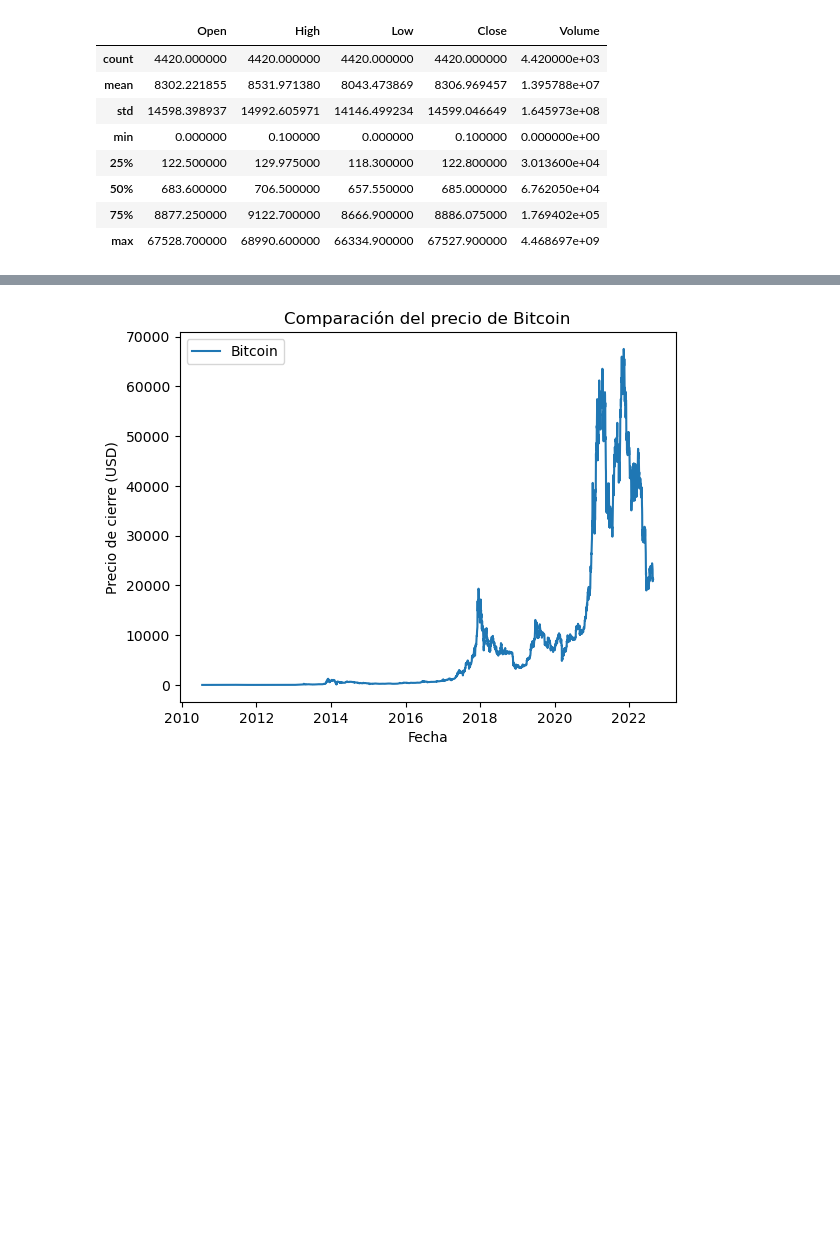
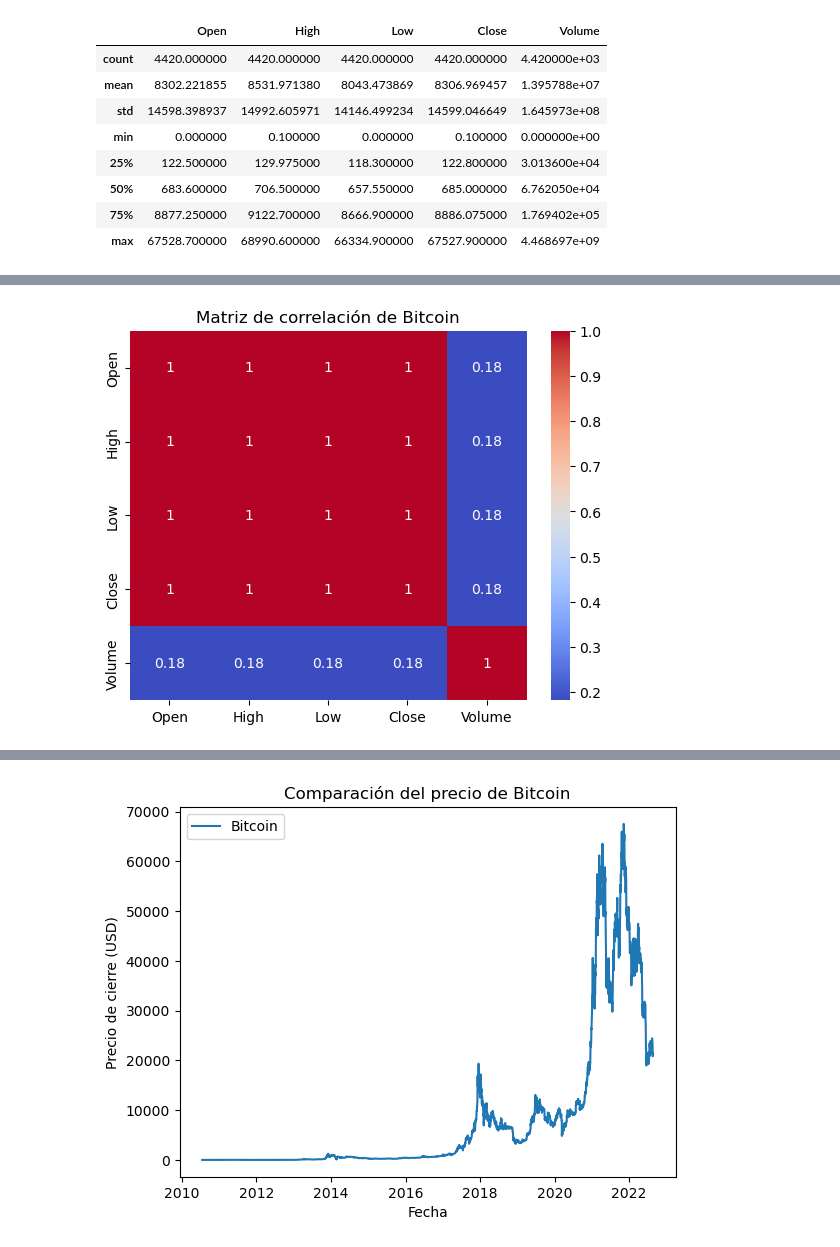
Before and after one commit to angelmpa/proyecto-portafolio, a Jupyter notebook: notebooks/analisis_inicial.ipynb, the cells around one changed output, grey strips where cells are left out. Saved outputs shown, nothing was run; the diff lists cells and outputs as text; code cells hidden in the pictures; blank space fills up the shorter version.

```diff
--- a/notebooks/analisis_inicial.ipynb
+++ b/notebooks/analisis_inicial.ipynb
@@ -67,0 +187,8 @@ btc_data.describe()
+# %%
+# Análisis de correlación de Bitcoin
+correlation_matrix = bitcoin.corr()
+sns.heatmap(correlation_matrix, annot = True, cmap = 'coolwarm')
+plt.title('Matriz de correlación de Bitcoin')
+plt.show()
+# %% [output]
+[figure, added]
```
Also changed, not shown: parts of 29 cells of this notebook.
